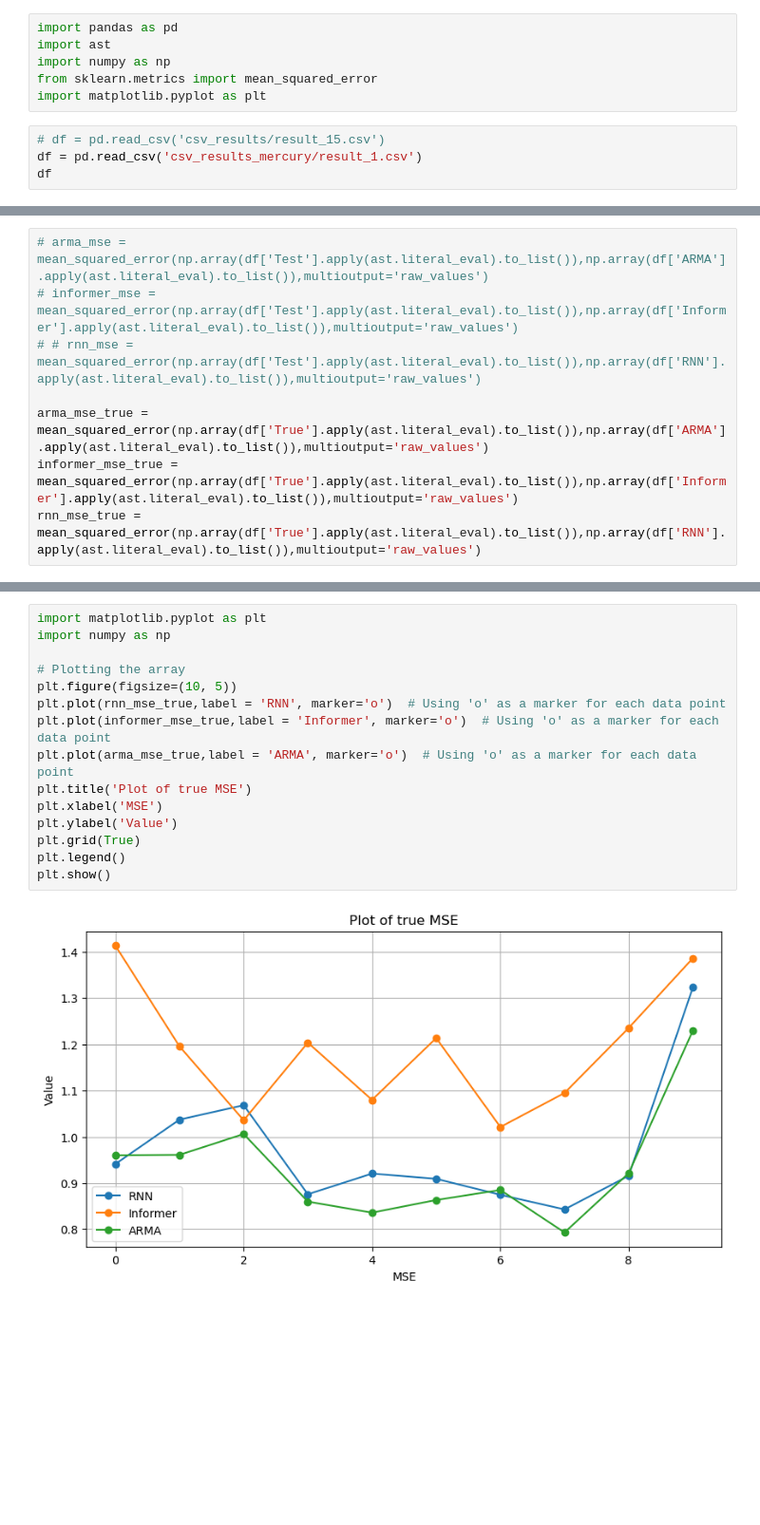
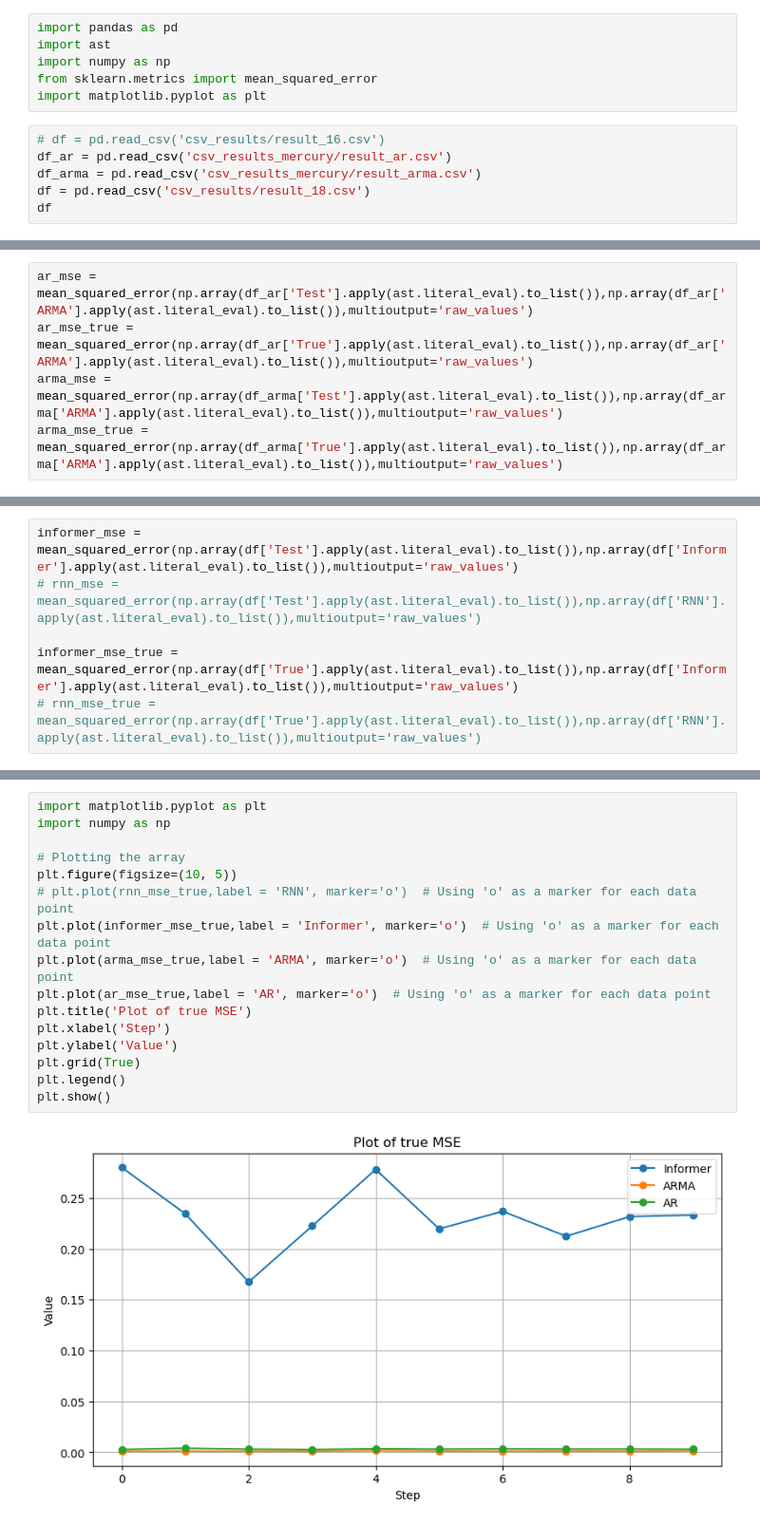
Before and after one commit to jasongangquanzhang/Informer_Time_Series, a Jupyter notebook: visiualization.ipynb, the cells around one changed output, grey strips where cells are left out. Shown at 95% size. Saved outputs shown, nothing was run; the diff lists cells and outputs as text; blank space fills up the shorter version.

```diff
--- a/visiualization.ipynb
+++ b/visiualization.ipynb
@@ -5,7 +5,9 @@ import numpy as np
 from sklearn.metrics import mean_squared_error
 import matplotlib.pyplot as plt
 # %%
-# df = pd.read_csv('csv_results/result_15.csv')
-df = pd.read_csv('csv_results_mercury/result_1.csv')
+# df = pd.read_csv('csv_results/result_16.csv')
+df_ar = pd.read_csv('csv_results_mercury/result_ar.csv')
+df_arma = pd.read_csv('csv_results_mercury/result_arma.csv')
+df = pd.read_csv('csv_results/result_18.csv')
 df
 # %% [output]
@@ -24,0 +27,5 @@ df
+# %%
+ar_mse = mean_squared_error(np.array(df_ar['Test'].apply(ast.literal_eval).to_list()),np.array(df_ar['ARMA'].apply(ast.literal_eval).to_list()),multioutput='raw_values')
+ar_mse_true = mean_squared_error(np.array(df_ar['True'].apply(ast.literal_eval).to_list()),np.array(df_ar['ARMA'].apply(ast.literal_eval).to_list()),multioutput='raw_values')
+arma_mse = mean_squared_error(np.array(df_arma['Test'].apply(ast.literal_eval).to_list()),np.array(df_arma['ARMA'].apply(ast.literal_eval).to_list()),multioutput='raw_values')
+arma_mse_true = mean_squared_error(np.array(df_arma['True'].apply(ast.literal_eval).to_list()),np.array(df_arma['ARMA'].apply(ast.literal_eval).to_list()),multioutput='raw_values')
@@ -25,11 +36,9 @@ df
 # %%
-# arma_mse = mean_squared_error(np.array(df['Test'].apply(ast.literal_eval).to_list()),np.array(df['ARMA'].apply(ast.literal_eval).to_list()),multioutput='raw_values')
-# informer_mse = mean_squared_error(np.array(df['Test'].apply(ast.literal_eval).to_list()),np.array(df['Informer'].apply(ast.literal_eval).to_list()),multioutput='raw_values')
-# # rnn_mse = mean_squared_error(np.array(df['Test'].apply(ast.literal_eval).to_list()),np.array(df['RNN'].apply(ast.literal_eval).to_list()),multioutput='raw_values')
+informer_mse = mean_squared_error(np.array(df['Test'].apply(ast.literal_eval).to_list()),np.array(df['Informer'].apply(ast.literal_eval).to_list()),multioutput='raw_values')
+# rnn_mse = mean_squared_error(np.array(df['Test'].apply(ast.literal_eval).to_list()),np.array(df['RNN'].apply(ast.literal_eval).to_list()),multioutput='raw_values')
 
-arma_mse_true = mean_squared_error(np.array(df['True'].apply(ast.literal_eval).to_list()),np.array(df['ARMA'].apply(ast.literal_eval).to_list()),multioutput='raw_values')
 informer_mse_true = mean_squared_error(np.array(df['True'].apply(ast.literal_eval).to_list()),np.array(df['Informer'].apply(ast.literal_eval).to_list()),multioutput='raw_values')
-rnn_mse_true = mean_squared_error(np.array(df['True'].apply(ast.literal_eval).to_list()),np.array(df['RNN'].apply(ast.literal_eval).to_list()),multioutput='raw_values')
+# rnn_mse_true = mean_squared_error(np.array(df['True'].apply(ast.literal_eval).to_list()),np.array(df['RNN'].apply(ast.literal_eval).to_list()),multioutput='raw_values')
 # %%
 informer_select = np.array(df['Informer_para'].apply(ast.literal_eval).to_list())[:,0]
 informer_lr_select = np.array(df['Informer_lr'].to_list())
@@ -62,20 +84,21 @@ array([100, 100, 100, 100, 100, 100, 100, 100, 100, 100, 100, 100, 100,
 # %%
 import matplotlib.pyplot as plt
 import numpy as np
 
 # Plotting the array
 plt.figure(figsize=(10, 5))
-plt.plot(rnn_mse_true,label = 'RNN', marker='o')  # Using 'o' as a marker for each data point
+# plt.plot(rnn_mse_true,label = 'RNN', marker='o')  # Using 'o' as a marker for each data point
 plt.plot(informer_mse_true,label = 'Informer', marker='o')  # Using 'o' as a marker for each data point
 plt.plot(arma_mse_true,label = 'ARMA', marker='o')  # Using 'o' as a marker for each data point
+plt.plot(ar_mse_true,label = 'AR', marker='o')  # Using 'o' as a marker for each data point
 plt.title('Plot of true MSE')
-plt.xlabel('MSE')
+plt.xlabel('Step')
 plt.ylabel('Value')
 plt.grid(True)
 plt.legend()
 plt.show()
 # %% [output]
-[figure, old version]
+[figure, new version]
 # %%
 
 # Plotting the array
```
Also changed, not shown: parts of 9 cells of this notebook, 1 other file.
